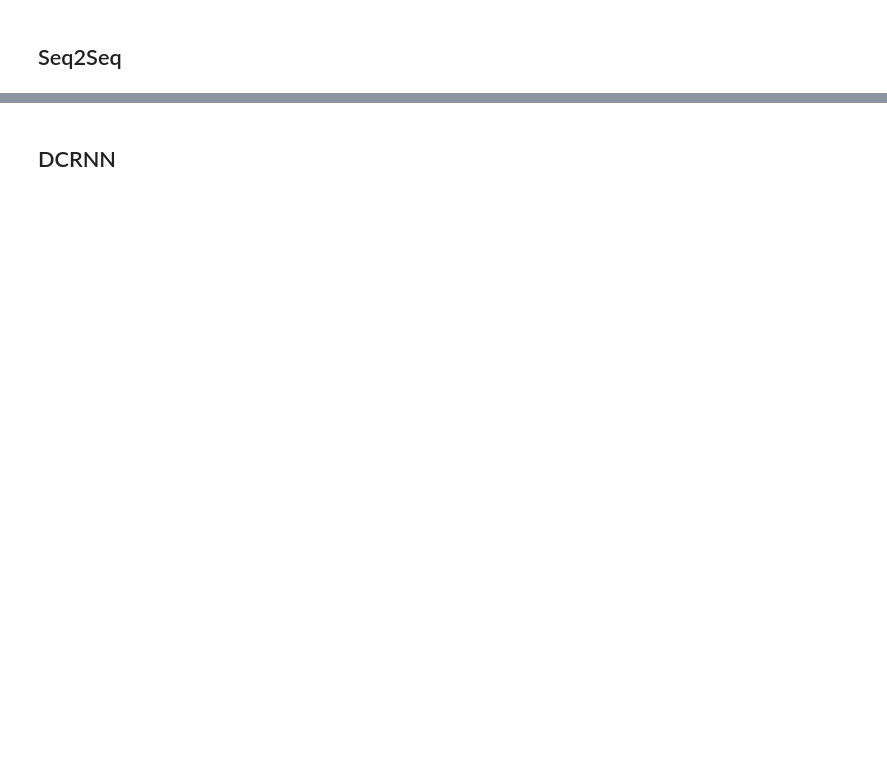
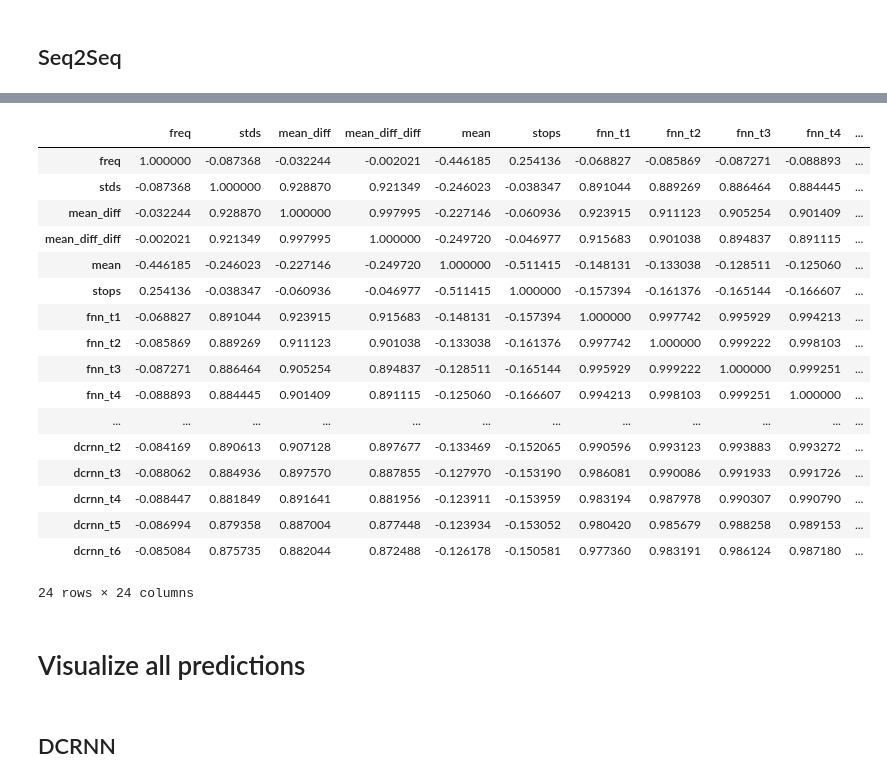
Before and after one commit to intelligenttrafficforecasting/busmodders, a Jupyter notebook: model/Compilation_models_with_stats.ipynb, the cells around one changed output, grey strips where cells are left out. Saved outputs shown, nothing was run; the diff lists cells and outputs as text; code cells hidden in the pictures; blank space fills up the shorter version.

Commit message:
Updated stats files.

```diff
--- a/model/Compilation_models_with_stats.ipynb
+++ b/model/Compilation_models_with_stats.ipynb
@@ -59,3 +66,5 @@ test2.normalize(train2.mean, train2.std)
+# %%
+stats_ = stats
 # %% [markdown]
 ## FNN
 # %%
@@ -93,0 +125,25 @@ _,out_fnn,_ = net_FNN.visualize_road(test, timesteps=6, road=16)
+# %%
+stats_['s2s_t1'],stats_['s2s_t2'],stats_['s2s_t3'],stats_['s2s_t4'],stats_['s2s_t5'],stats_['s2s_t6'] = [net_s2s.get_MAE_score(validation2,timestep=i,individual_roads=True) for i in range(1,prediction_steps+1)]
+data_norm = (stats_.sub(stats_.mean(axis=0,numeric_only=True),axis=1))/stats_.std(axis=0)
+data_norm.corr()
+# %% [output]
+|  | freq | stds | mean_diff | mean_diff_diff | mean | stops | fnn_t1 | fnn_t2 | fnn_t3 | fnn_t4 | ... |
+| freq | 1.000000 | -0.087368 | -0.032244 | -0.002021 | -0.446185 | 0.254136 | -0.068827 | -0.085869 | -0.087271 | -0.088893 | ... |
+| stds | -0.087368 | 1.000000 | 0.928870 | 0.921349 | -0.246023 | -0.038347 | 0.891044 | 0.889269 | 0.886464 | 0.884445 | ... |
+| mean_diff | -0.032244 | 0.928870 | 1.000000 | 0.997995 | -0.227146 | -0.060936 | 0.923915 | 0.911123 | 0.905254 | 0.901409 | ... |
+| mean_diff_diff | -0.002021 | 0.921349 | 0.997995 | 1.000000 | -0.249720 | -0.046977 | 0.915683 | 0.901038 | 0.894837 | 0.891115 | ... |
+| mean | -0.446185 | -0.246023 | -0.227146 | -0.249720 | 1.000000 | -0.511415 | -0.148131 | -0.133038 | -0.128511 | -0.125060 | ... |
+| stops | 0.254136 | -0.038347 | -0.060936 | -0.046977 | -0.511415 | 1.000000 | -0.157394 | -0.161376 | -0.165144 | -0.166607 | ... |
+| fnn_t1 | -0.068827 | 0.891044 | 0.923915 | 0.915683 | -0.148131 | -0.157394 | 1.000000 | 0.997742 | 0.995929 | 0.994213 | ... |
+| fnn_t2 | -0.085869 | 0.889269 | 0.911123 | 0.901038 | -0.133038 | -0.161376 | 0.997742 | 1.000000 | 0.999222 | 0.998103 | ... |
+| fnn_t3 | -0.087271 | 0.886464 | 0.905254 | 0.894837 | -0.128511 | -0.165144 | 0.995929 | 0.999222 | 1.000000 | 0.999251 | ... |
+| fnn_t4 | -0.088893 | 0.884445 | 0.901409 | 0.891115 | -0.125060 | -0.166607 | 0.994213 | 0.998103 | 0.999251 | 1.000000 | ... |
+| ... | ... | ... | ... | ... | ... | ... | ... | ... | ... | ... | ... |
+| dcrnn_t2 | -0.084169 | 0.890613 | 0.907128 | 0.897677 | -0.133469 | -0.152065 | 0.990596 | 0.993123 | 0.993883 | 0.993272 | ... |
+| dcrnn_t3 | -0.088062 | 0.884936 | 0.897570 | 0.887855 | -0.127970 | -0.153190 | 0.986081 | 0.990086 | 0.991933 | 0.991726 | ... |
+| dcrnn_t4 | -0.088447 | 0.881849 | 0.891641 | 0.881956 | -0.123911 | -0.153959 | 0.983194 | 0.987978 | 0.990307 | 0.990790 | ... |
+| dcrnn_t5 | -0.086994 | 0.879358 | 0.887004 | 0.877448 | -0.123934 | -0.153052 | 0.980420 | 0.985679 | 0.988258 | 0.989153 | ... |
+| dcrnn_t6 | -0.085084 | 0.875735 | 0.882044 | 0.872488 | -0.126178 | -0.150581 | 0.977360 | 0.983191 | 0.986124 | 0.987180 | ... |
+24 rows × 24 columns
+# %% [markdown]
+# Visualize all predictions
```
Also changed, not shown: parts of 20 cells of this notebook, 6 other files.
